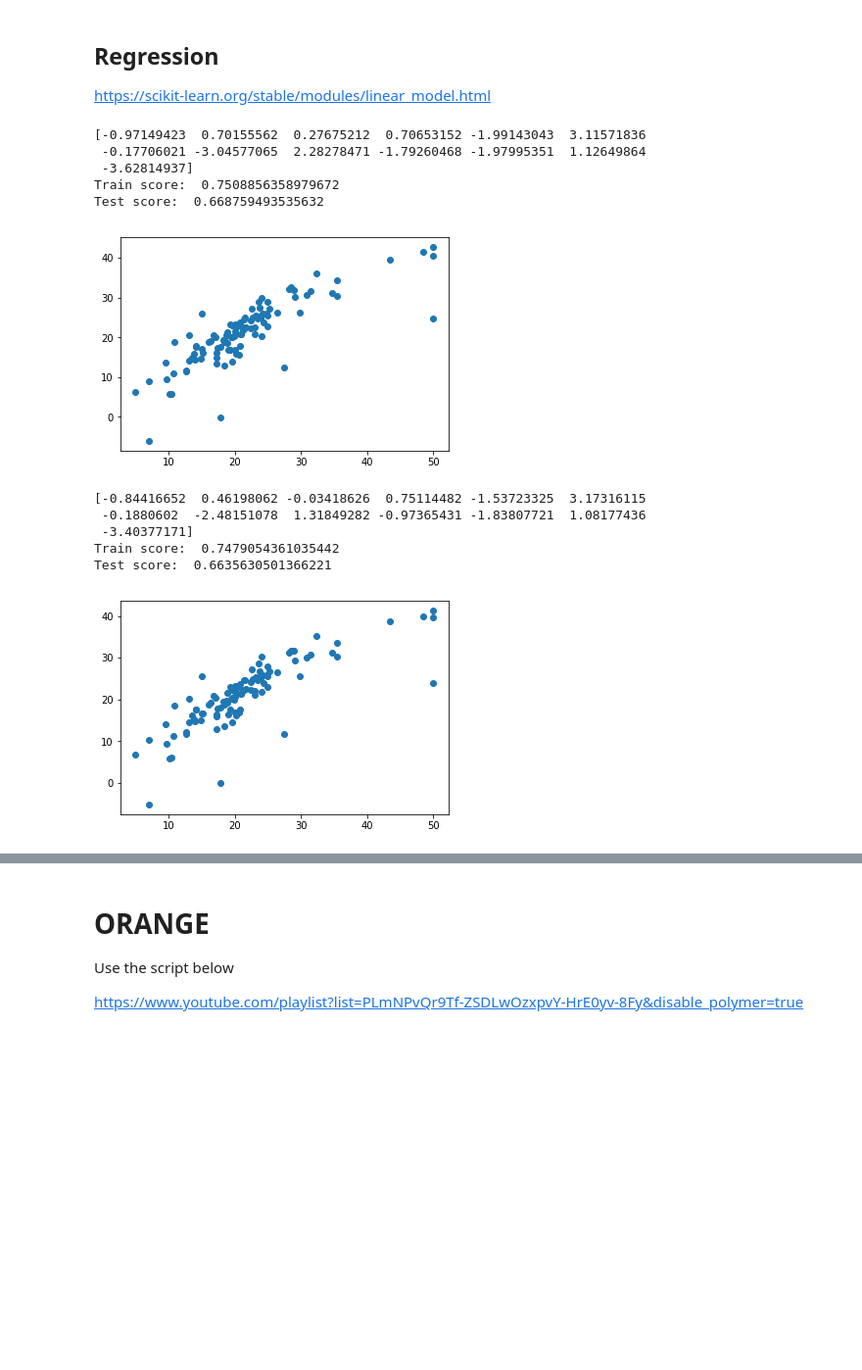
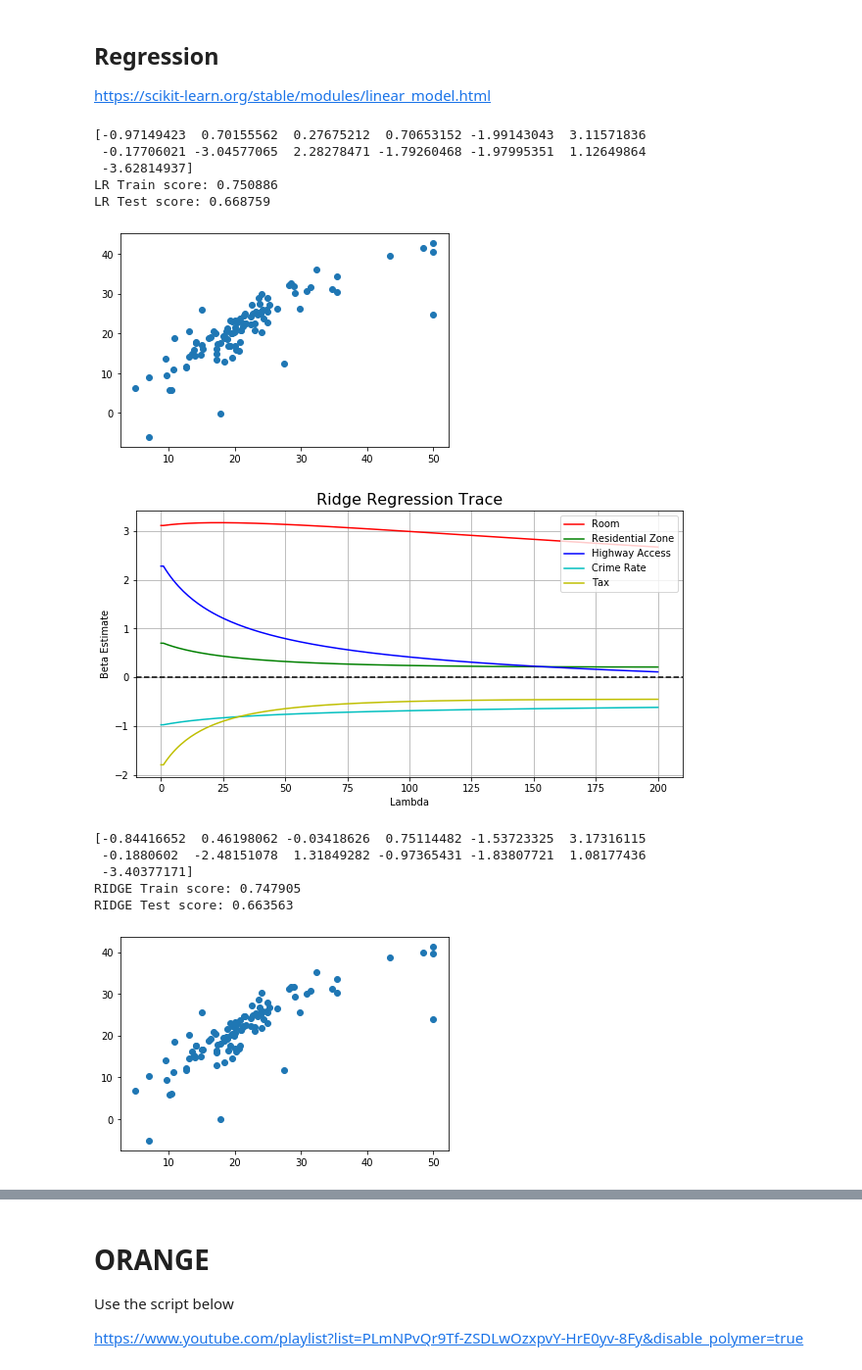
Before and after one commit to statisticscoursestudent/rice_ds-bc19, a Jupyter notebook: ds-bc19/02.1 PM Tuesday_ Intro to Modern Regression & Cross Validation with hands on lab/day2_PM_code_along.ipynb, the cells around one changed output, grey strips where cells are left out. Shown: that part at 98% size. Cells and saved outputs as stored; diff of their text form; code cells hidden in the pictures; blank space fills up the shorter version.

```diff
--- a/ds-bc19/02.1 PM Tuesday_ Intro to Modern Regression & Cross Validation with hands on lab/day2_PM_code_along.ipynb
+++ b/ds-bc19/02.1 PM Tuesday_ Intro to Modern Regression & Cross Validation with hands on lab/day2_PM_code_along.ipynb
@@ -260,17 +417,17 @@ reg = linear_model.LinearRegression()
 reg.fit(X_train, y_train)
 print(reg.coef_)
 y_pred = reg.predict(X_test)
-print("Train score: ", reg.score(X_train,y_train))
-print("Test score: ", reg.score(X_test,y_test))
+print("LR Train score: {:f}".format(reg.score(X_train,y_train)))
+print("LR Test score: {:f}".format(reg.score(X_test,y_test)))
 plt.scatter(y_test, y_pred)
 plt.show()
 # %% [output]
 [-0.97149423  0.70155562  0.27675212  0.70653152 -1.99143043  3.11571836
  -0.17706021 -3.04577065  2.28278471 -1.79260468 -1.97995351  1.12649864
  -3.62814937]
-Train score:  0.7508856358979672
-Test score:  0.668759493535632
+LR Train score: 0.750886
+LR Test score: 0.668759
-[figure, old version]
+[figure, new version]
 # %%
 #### RIDGE regression  ######
 from sklearn.linear_model import Ridge
@@ -290,42 +447,43 @@ def find_alpha():
         ridge_reg = Ridge(alpha=alpha)
         ridge_reg.fit(X_train, y_train)
         var_name = 'estimate' + str(alpha)
         ridge_df[var_name] = ridge_reg.coef_
         # prediction
         ridge_train_pred.append(ridge_reg.predict(X_train))
         ridge_test_pred.append(ridge_reg.predict(X_test))
 
     # organize dataframe
     ridge_df = ridge_df.set_index('variable').T.rename_axis('estimate').rename_axis(1).reset_index()
     # plot betas by lambda
     fig, ax = plt.subplots(figsize=(10, 5))
     ax.plot(ridge_df.RM, 'r', ridge_df.ZN, 'g', ridge_df.RAD, 'b', ridge_df.CRIM, 'c', ridge_df.TAX, 'y')
     ax.axhline(y=0, color='black', linestyle='--')
     ax.set_xlabel("Lambda")
     ax.set_ylabel("Beta Estimate")
     ax.set_title("Ridge Regression Trace", fontsize=16)
     ax.legend(labels=['Room','Residential Zone','Highway Access','Crime Rate','Tax'])
     ax.grid(True)
     plt.show()
 
 # Rooms is the features that has the most significance
-#find_alpha()
+find_alpha()
 
 ridge = Ridge(alpha=20.0)
 ridge.fit(X_train, y_train)
 print(ridge.coef_)
 y_pred = ridge.predict(X_test)
-print("Train score: ", ridge.score(X_train,y_train))
-print("Test score: ", ridge.score(X_test,y_test))
+print("RIDGE Train score: {:f}".format(ridge.score(X_train,y_train)))
+print("RIDGE Test score: {:f}".format(ridge.score(X_test,y_test)))
 plt.scatter(y_test, y_pred)
 plt.show()
 # %% [output]
+[figure, new version]
 [-0.84416652  0.46198062 -0.03418626  0.75114482 -1.53723325  3.17316115
  -0.1880602  -2.48151078  1.31849282 -0.97365431 -1.83807721  1.08177436
  -3.40377171]
-Train score:  0.7479054361035442
-Test score:  0.6635630501366221
+RIDGE Train score: 0.747905
+RIDGE Test score: 0.663563
-[figure, old version]
+[figure, added]
 # %%
 #### LASSO regression  ######
 from sklearn import linear_model
```
Also changed, not shown: parts of 13 cells of this notebook, 9 other files.
